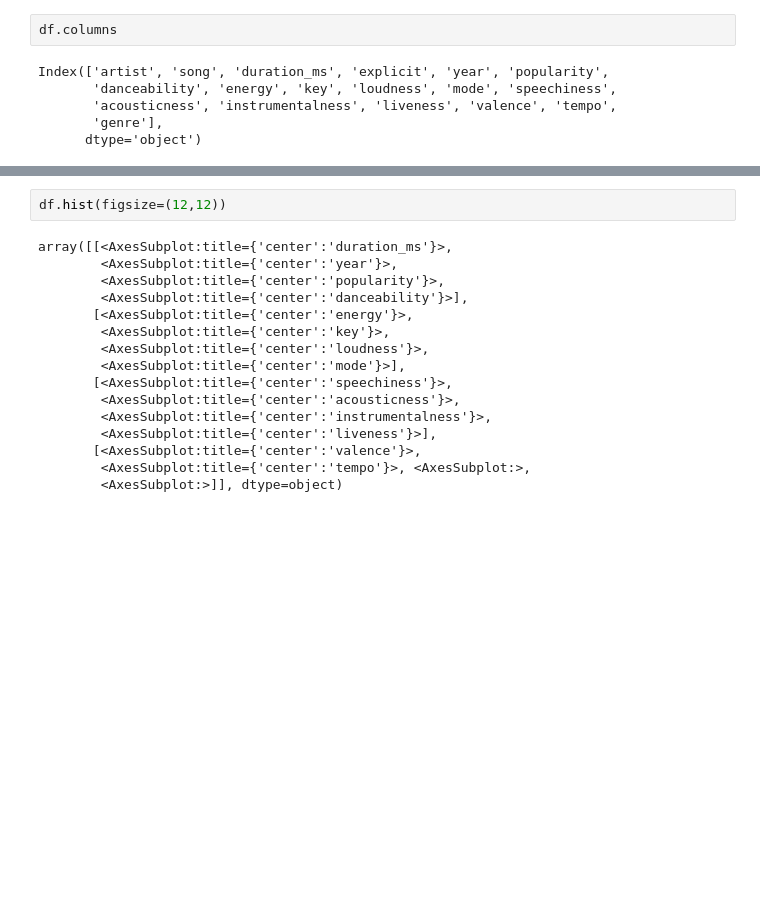
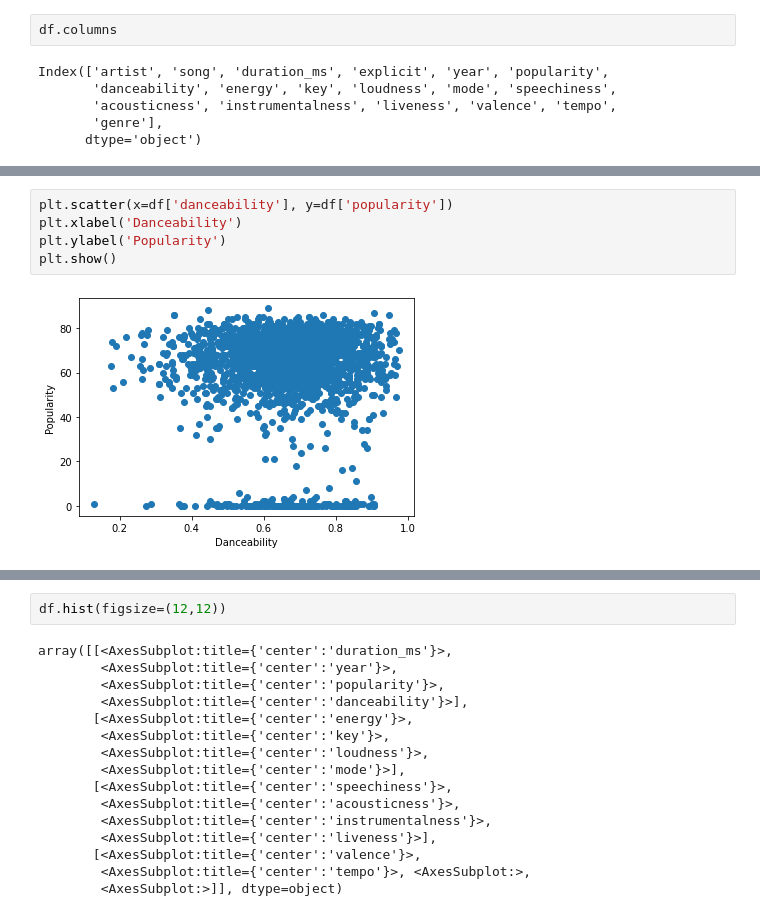
Before and after one commit to Pulpkoki/Mid-Term-Project, a Jupyter notebook: Music Popularity Prediction Model.ipynb, the cells around one changed output, grey strips where cells are left out. Cells and saved outputs as stored; diff of their text form; blank space fills up the shorter version.

```diff
--- a/Music Popularity Prediction Model.ipynb
+++ b/Music Popularity Prediction Model.ipynb
@@ -119,0 +135,7 @@ plt.show()
+# %%
+plt.scatter(x=df['danceability'], y=df['popularity'])
+plt.xlabel('Danceability')
+plt.ylabel('Popularity')
+plt.show()
+# %% [output]
+[figure, added]
```
Also changed, not shown: parts of 14 cells of this notebook.
